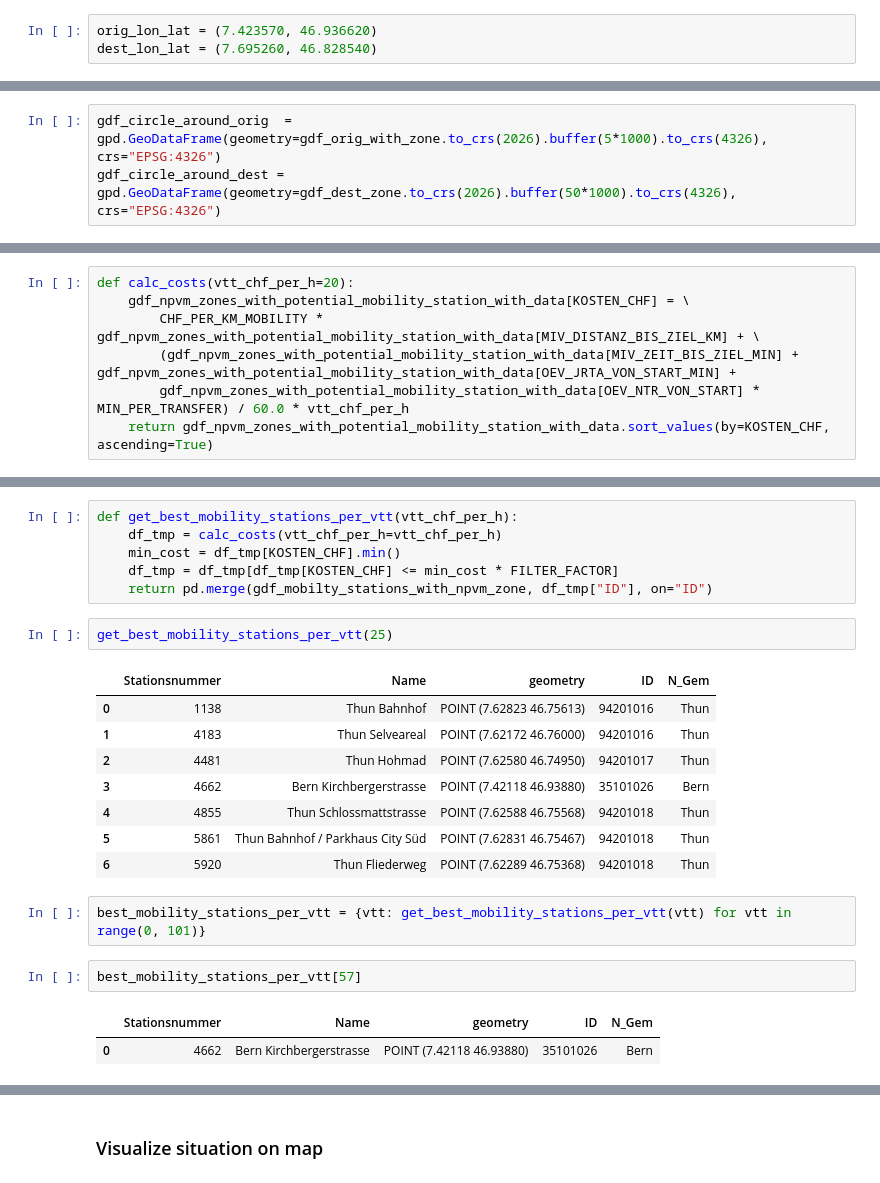
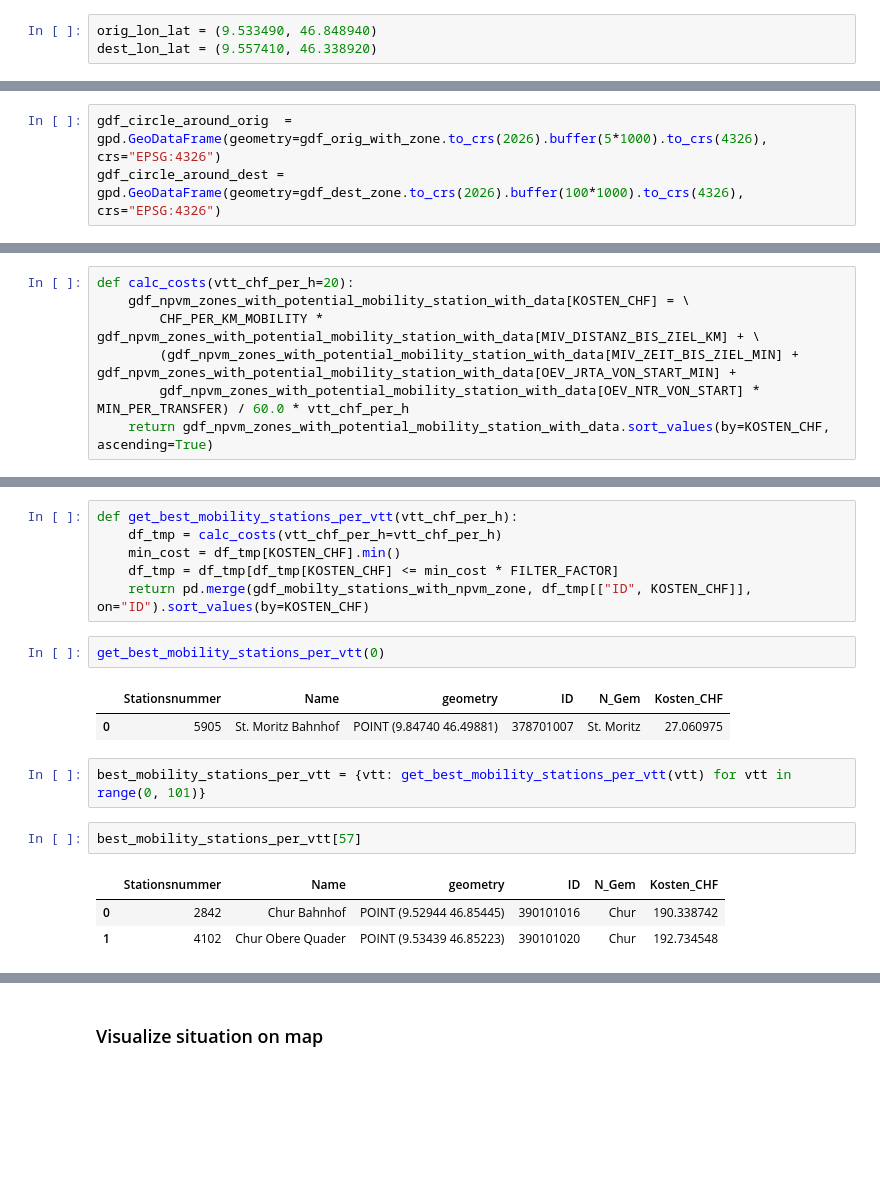
Before and after one commit to jlieberherr/mobility-station-finder, a Jupyter notebook: mobility-station-finder.ipynb, the cells around one changed output, grey strips where cells are left out. Cells and saved outputs as stored; diff of their text form; blank space fills up the shorter version.

```diff
--- a/mobility-station-finder.ipynb
+++ b/mobility-station-finder.ipynb
@@ -138,8 +123,8 @@ get_ntr(378601001, 35101026)
 # %% [markdown]
 ### Define origin and destination and assign NPVM-Zone
 # %%
-orig_lon_lat = (7.423570, 46.936620)
-dest_lon_lat = (7.695260, 46.828540)
+orig_lon_lat = (9.533490, 46.848940)
+dest_lon_lat = (9.557410, 46.338920)
 # %%
 orig_point = Point(orig_lon_lat[0], orig_lon_lat[1])
 dest_point = Point(dest_lon_lat[0], dest_lon_lat[1])
@@ -165,7 +150,7 @@ orig_zone_id = gdf_orig_with_zone["ID"].item()
 ### Compute potential NPVM-zones with Mobility-station
 # %%
 gdf_circle_around_orig  = gpd.GeoDataFrame(geometry=gdf_orig_with_zone.to_crs(2026).buffer(5*1000).to_crs(4326), crs="EPSG:4326")
-gdf_circle_around_dest = gpd.GeoDataFrame(geometry=gdf_dest_zone.to_crs(2026).buffer(50*1000).to_crs(4326), crs="EPSG:4326")
+gdf_circle_around_dest = gpd.GeoDataFrame(geometry=gdf_dest_zone.to_crs(2026).buffer(100*1000).to_crs(4326), crs="EPSG:4326")
 # %%
 gdf_circle_around_orig
 # %% [output]
@@ -330,25 +306,20 @@ def get_best_mobility_stations_per_vtt(vtt_chf_per_h):
     df_tmp = calc_costs(vtt_chf_per_h=vtt_chf_per_h)
     min_cost = df_tmp[KOSTEN_CHF].min()
     df_tmp = df_tmp[df_tmp[KOSTEN_CHF] <= min_cost * FILTER_FACTOR]
-    return pd.merge(gdf_mobilty_stations_with_npvm_zone, df_tmp["ID"], on="ID")
+    return pd.merge(gdf_mobilty_stations_with_npvm_zone, df_tmp[["ID", KOSTEN_CHF]], on="ID").sort_values(by=KOSTEN_CHF)
 # %%
-get_best_mobility_stations_per_vtt(25)
+get_best_mobility_stations_per_vtt(0)
 # %% [output]
-|  | Stationsnummer | Name | geometry | ID | N_Gem |
-| 0 | 1138 | Thun Bahnhof | POINT (7.62823 46.75613) | 94201016 | Thun |
-| 1 | 4183 | Thun Selveareal | POINT (7.62172 46.76000) | 94201016 | Thun |
-| 2 | 4481 | Thun Hohmad | POINT (7.62580 46.74950) | 94201017 | Thun |
-| 3 | 4662 | Bern Kirchbergerstrasse | POINT (7.42118 46.93880) | 35101026 | Bern |
-| 4 | 4855 | Thun Schlossmattstrasse | POINT (7.62588 46.75568) | 94201018 | Thun |
-| 5 | 5861 | Thun Bahnhof / Parkhaus City Süd | POINT (7.62831 46.75467) | 94201018 | Thun |
-| 6 | 5920 | Thun Fliederweg | POINT (7.62289 46.75368) | 94201018 | Thun |
+|  | Stationsnummer | Name | geometry | ID | N_Gem | Kosten_CHF |
+| 0 | 5905 | St. Moritz Bahnhof | POINT (9.84740 46.49881) | 378701007 | St. Moritz | 27.060975 |
 # %%
 best_mobility_stations_per_vtt = {vtt: get_best_mobility_stations_per_vtt(vtt) for vtt in range(0, 101)}
 # %%
 best_mobility_stations_per_vtt[57]
 # %% [output]
-|  | Stationsnummer | Name | geometry | ID | N_Gem |
-| 0 | 4662 | Bern Kirchbergerstrasse | POINT (7.42118 46.93880) | 35101026 | Bern |
+|  | Stationsnummer | Name | geometry | ID | N_Gem | Kosten_CHF |
+| 0 | 2842 | Chur Bahnhof | POINT (9.52944 46.85445) | 390101016 | Chur | 190.338742 |
+| 1 | 4102 | Chur Obere Quader | POINT (9.53439 46.85223) | 390101020 | Chur | 192.734548 |
 # %%
 gdf_npvm_zones_with_potential_mobility_station_with_data[gdf_npvm_zones_with_potential_mobility_station_with_data.N_Gem == "Steffisburg"]
 # %% [output]
```
Also changed, not shown: parts of 27 cells of this notebook.
